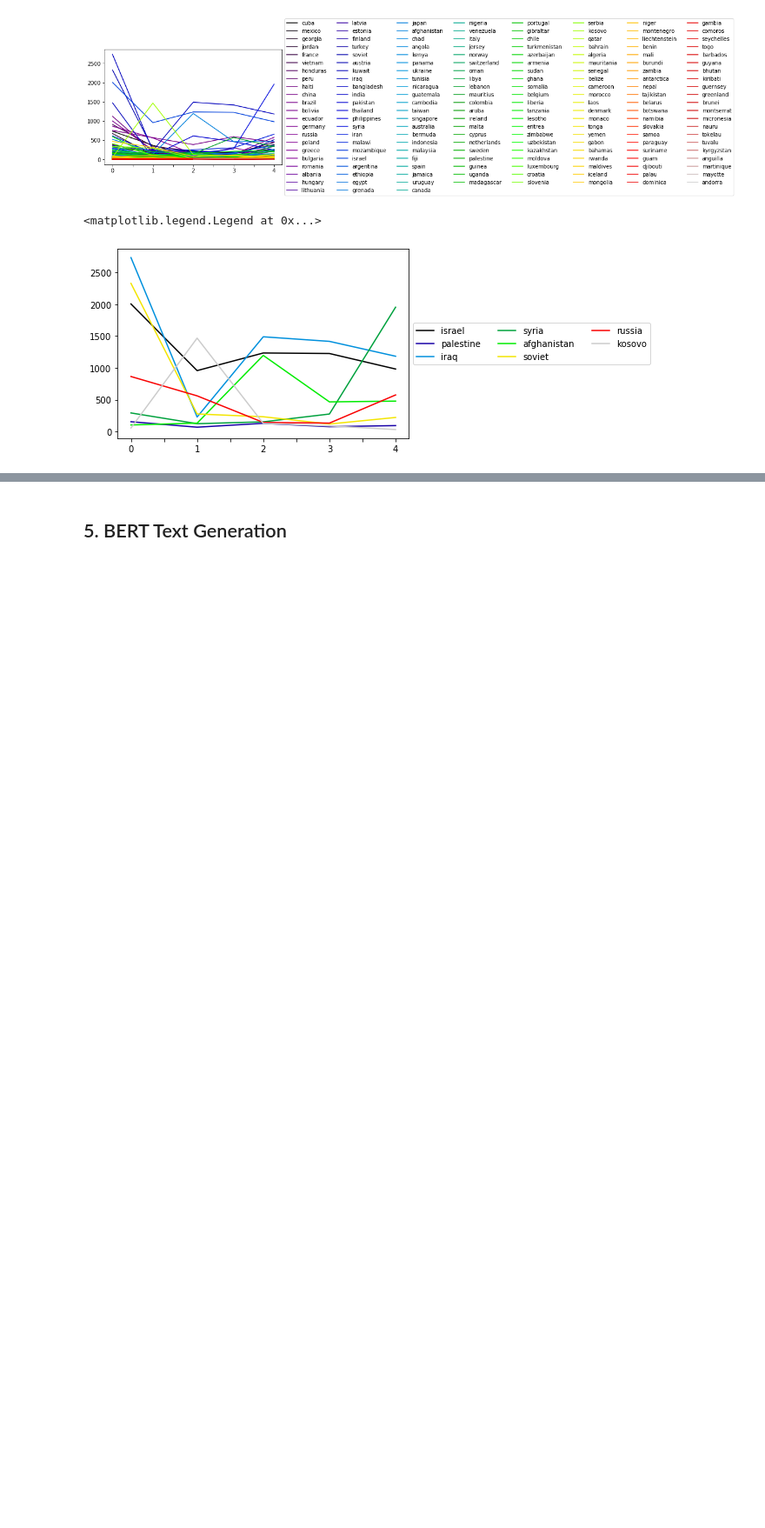
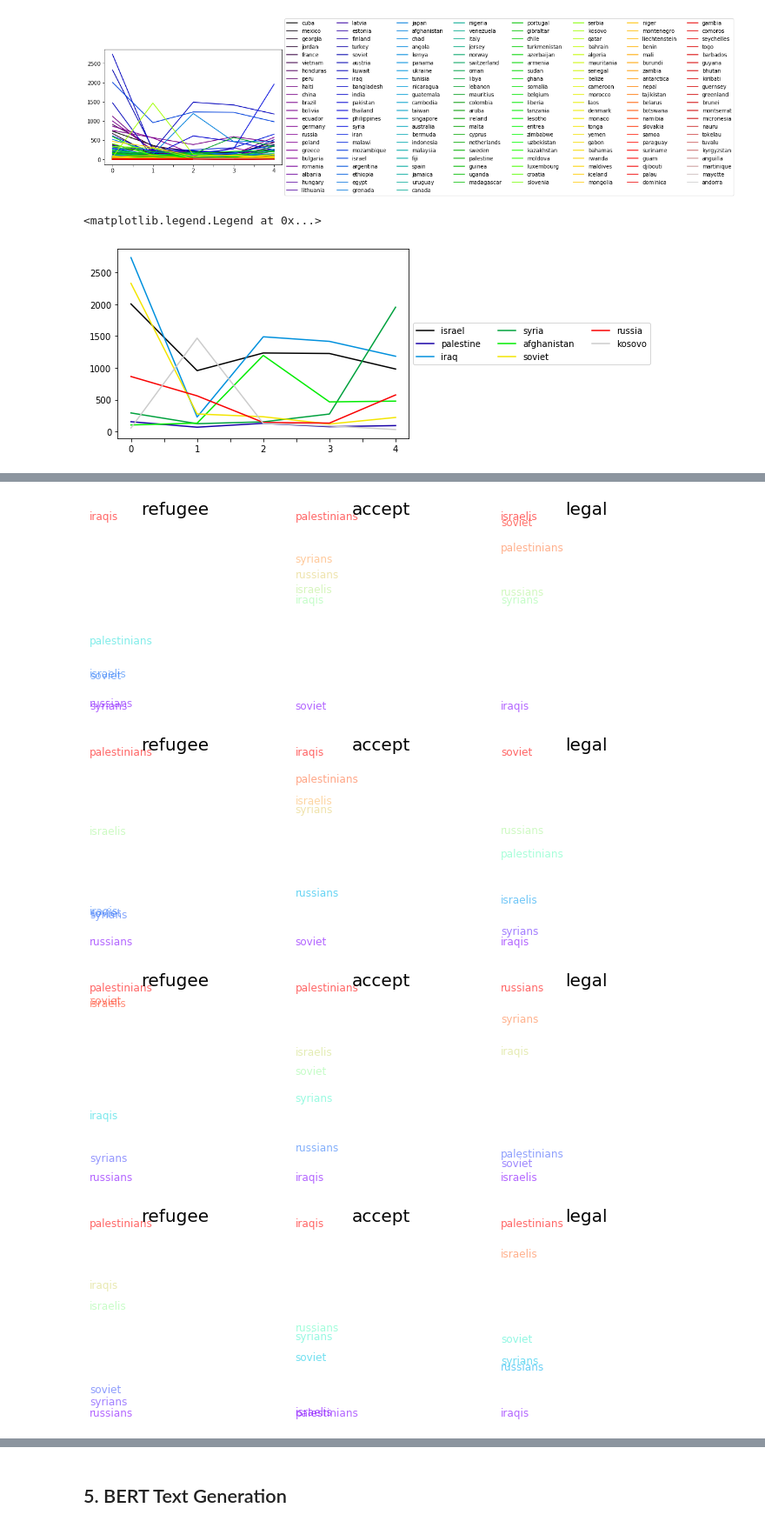
Before and after one commit to rachel-ker/refugeediscourse, a Jupyter notebook: data_analysis.ipynb, the cells around one changed output, grey strips where cells are left out. Shown at 87% size. Saved outputs shown, nothing was run; the diff lists cells and outputs as text; code cells hidden in the pictures; blank space fills up the shorter version.

```diff
--- a/data_analysis.ipynb
+++ b/data_analysis.ipynb
@@ -773,0 +776,23 @@ for p in periods:
+# %%
+# W2V Dimensions for Demographic
+demographic=['man', 'woman', 'girl', 'boy']
+
+for p in periods:
+    model = period_w2v[p]
+    Refugee = dimension(model, ['refugee','flee'], ['native','remain'])
+    Accept = dimension(model, ['welcome', 'accept'], ['ban','reject'])
+    Legal = dimension(model, ['legal'], ['illegal'])
+    df = makeDF(model, citizenship, Refugee, Accept, Legal, 'refugee', 'accept', 'legal')
+    fig = plt.figure(figsize = (12,4))
+    ax1 = fig.add_subplot(131)
+    PlotDimension(ax1, df, 'refugee')
+    ax2 = fig.add_subplot(132)
+    PlotDimension(ax2, df, 'accept')
+    ax3 = fig.add_subplot(133)
+    PlotDimension(ax3, df, 'legal')
+    plt.show
+# %% [output]
+[figure, added]
+[figure, added]
+[figure, added]
+[figure, added]
```
Also changed, not shown: parts of 9 cells of this notebook.
